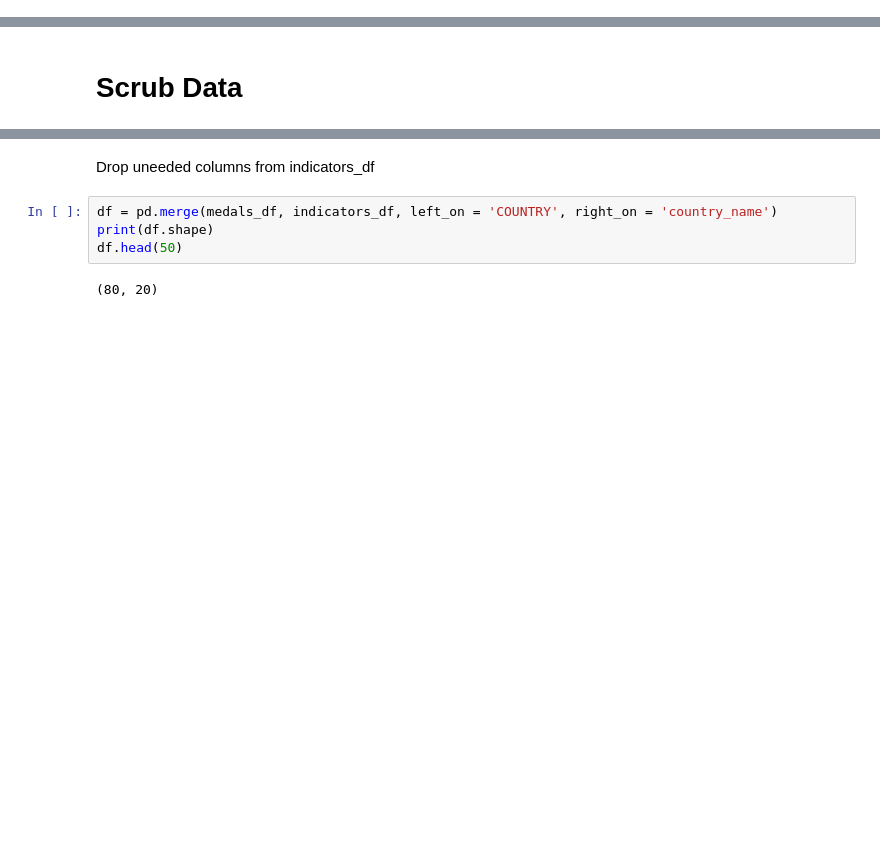
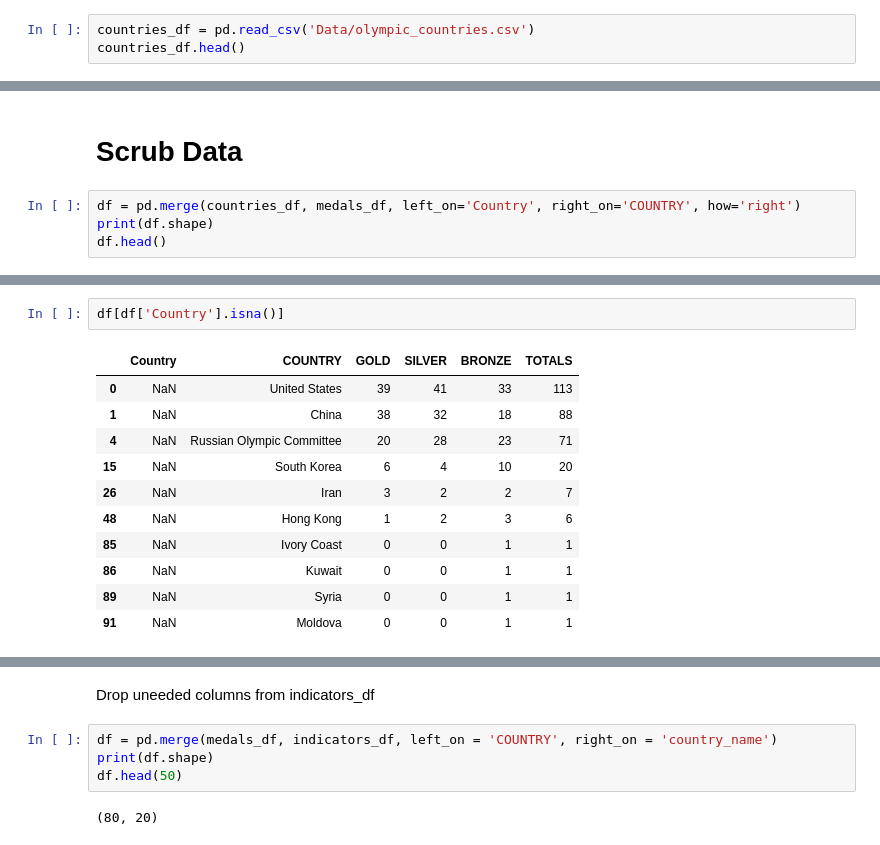
Before and after one commit to blantj/olympic_medal_classification, a Jupyter notebook: Modeling.ipynb, the cells around one changed output, grey strips where cells are left out. Saved outputs shown, nothing was run; the diff lists cells and outputs as text; blank space fills up the shorter version.

Commit message:
Begin scrubbing data

```diff
--- a/Modeling.ipynb
+++ b/Modeling.ipynb
@@ -30,0 +36,3 @@ indicators_df.head()
+# %%
+countries_df = pd.read_csv('Data/olympic_countries.csv')
+countries_df.head()
@@ -31,2 +46,6 @@ indicators_df.head()
 # %% [markdown]
 # Scrub Data
+# %%
+df = pd.merge(countries_df, medals_df, left_on='Country', right_on='COUNTRY', how='right')
+print(df.shape)
+df.head()
@@ -32,0 +60,14 @@ indicators_df.head()
+# %%
+df[df['Country'].isna()]
+# %% [output]
+|  | Country | COUNTRY | GOLD | SILVER | BRONZE | TOTALS |
+| 0 | NaN | United States | 39 | 41 | 33 | 113 |
+| 1 | NaN | China | 38 | 32 | 18 | 88 |
+| 4 | NaN | Russian Olympic Committee | 20 | 28 | 23 | 71 |
+| 15 | NaN | South Korea | 6 | 4 | 10 | 20 |
+| 26 | NaN | Iran | 3 | 2 | 2 | 7 |
+| 48 | NaN | Hong Kong | 1 | 2 | 3 | 6 |
+| 85 | NaN | Ivory Coast | 0 | 0 | 1 | 1 |
+| 86 | NaN | Kuwait | 0 | 0 | 1 | 1 |
+| 89 | NaN | Syria | 0 | 0 | 1 | 1 |
+| 91 | NaN | Moldova | 0 | 0 | 1 | 1 |
```
Also changed, not shown: parts of 7 cells of this notebook, 4 other files.
